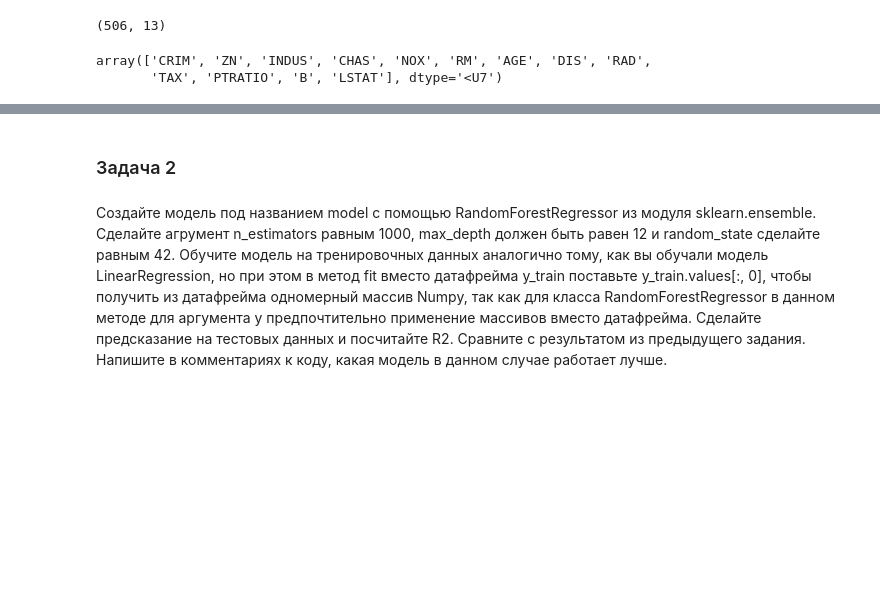
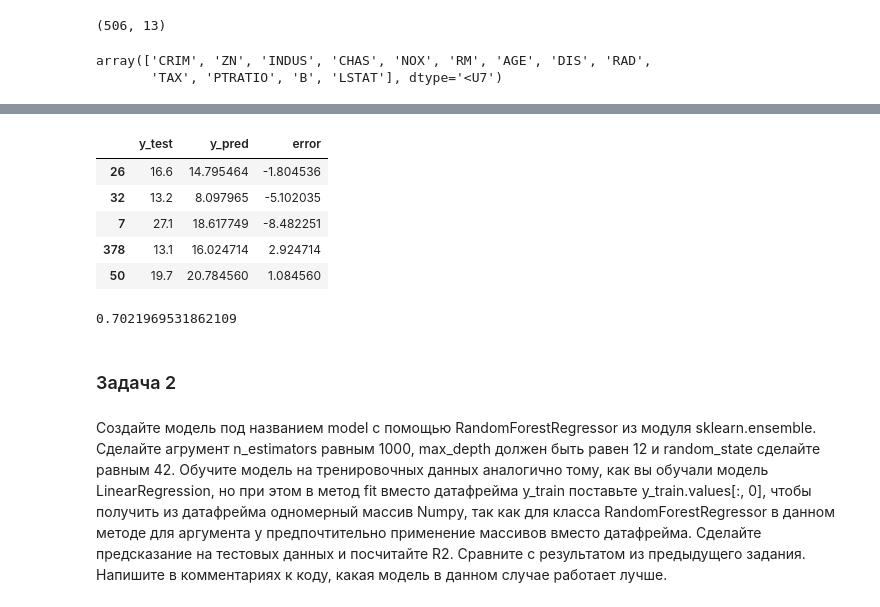
Before and after one commit to vit050587/Python-for-Data-Science, a Jupyter notebook: Python_Lib.ipynb, the cells around one changed output, grey strips where cells are left out. Saved outputs shown, nothing was run; the diff lists cells and outputs as text; code cells hidden in the pictures; blank space fills up the shorter version.

```diff
--- a/Python_Lib.ipynb
+++ b/Python_Lib.ipynb
@@ -846,3 +938,20 @@ target[:10]
+# %%
+# получение предсказаний с помощью r2_score
+check_test["error"] = check_test["y_pred"] - check_test["y_test"]
+check_test.head()
+# %% [output]
+|  | y_test | y_pred | error |
+| 26 | 16.6 | 14.795464 | -1.804536 |
+| 32 | 13.2 | 8.097965 | -5.102035 |
+| 7 | 27.1 | 18.617749 | -8.482251 |
+| 378 | 13.1 | 16.024714 | 2.924714 |
+| 50 | 19.7 | 20.784560 | 1.084560 |
+# %%
+from sklearn.metrics import r2_score
+r2_score_1=r2_score(check_test["y_pred"], check_test["y_test"])
+r2_score_1
+# %% [output]
+0.7021969531862109
 # %% [markdown]
 ### Задача 2
 # %% [markdown]
```
Also changed, not shown: parts of 17 cells of this notebook.
